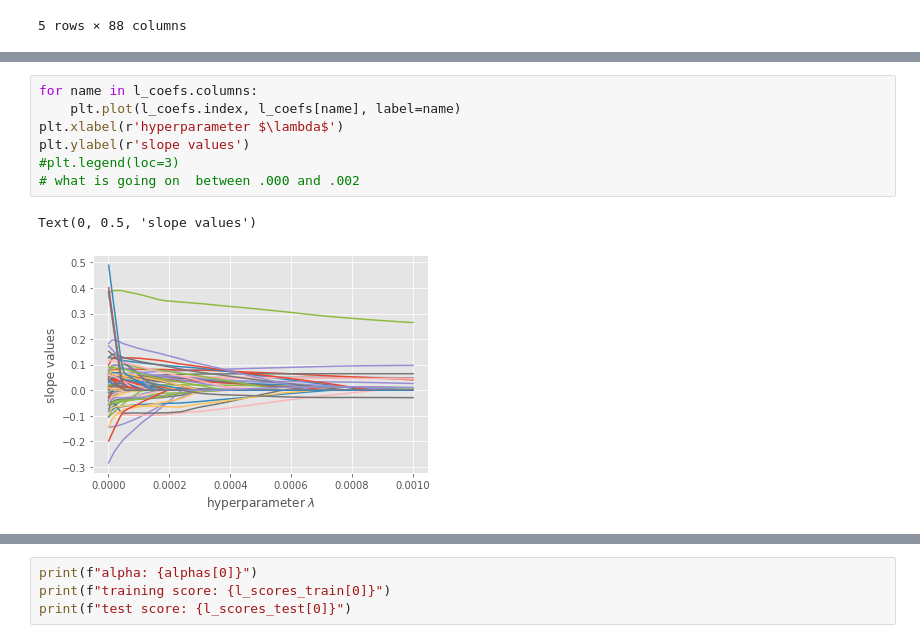
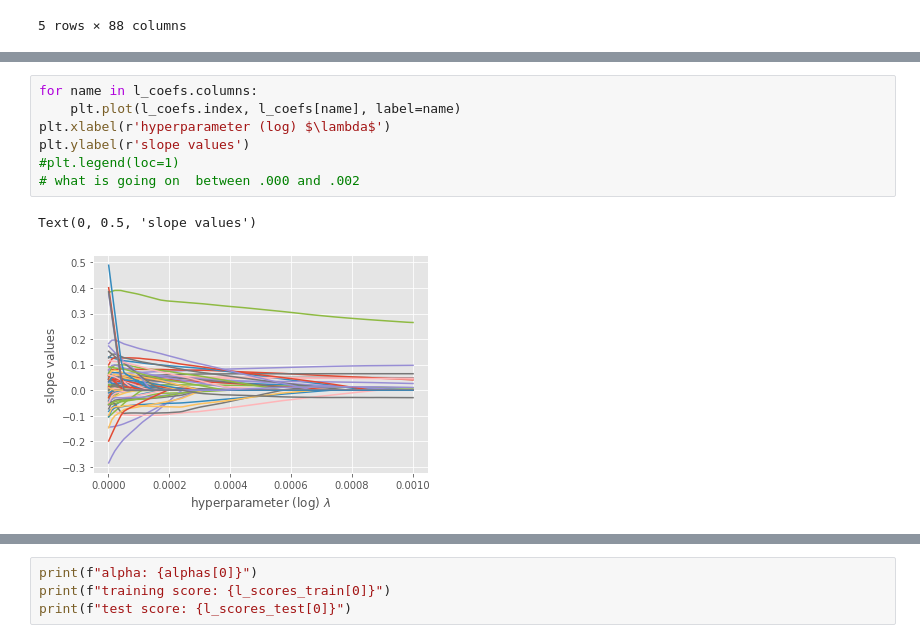
Before and after one commit to evgeniya-engel/ameshousing, a Jupyter notebook: Casey/modeling.ipynb, the cells around one changed output, grey strips where cells are left out. Cells and saved outputs as stored; diff of their text form.

```diff
--- a/Casey/modeling.ipynb
+++ b/Casey/modeling.ipynb
@@ -290,10 +321,10 @@ l_coefs.head()
 # %%
 for name in l_coefs.columns:
     plt.plot(l_coefs.index, l_coefs[name], label=name)
-plt.xlabel(r'hyperparameter $\lambda$')
+plt.xlabel(r'hyperparameter (log) $\lambda$')
 plt.ylabel(r'slope values')
-#plt.legend(loc=3)
+#plt.legend(loc=1)
 # what is going on  between .000 and .002
 # %% [output]
 Text(0, 0.5, 'slope values')
-[figure, old version]
+[figure, new version]
```
Also changed, not shown: parts of 12 cells of this notebook, 2 other files.
